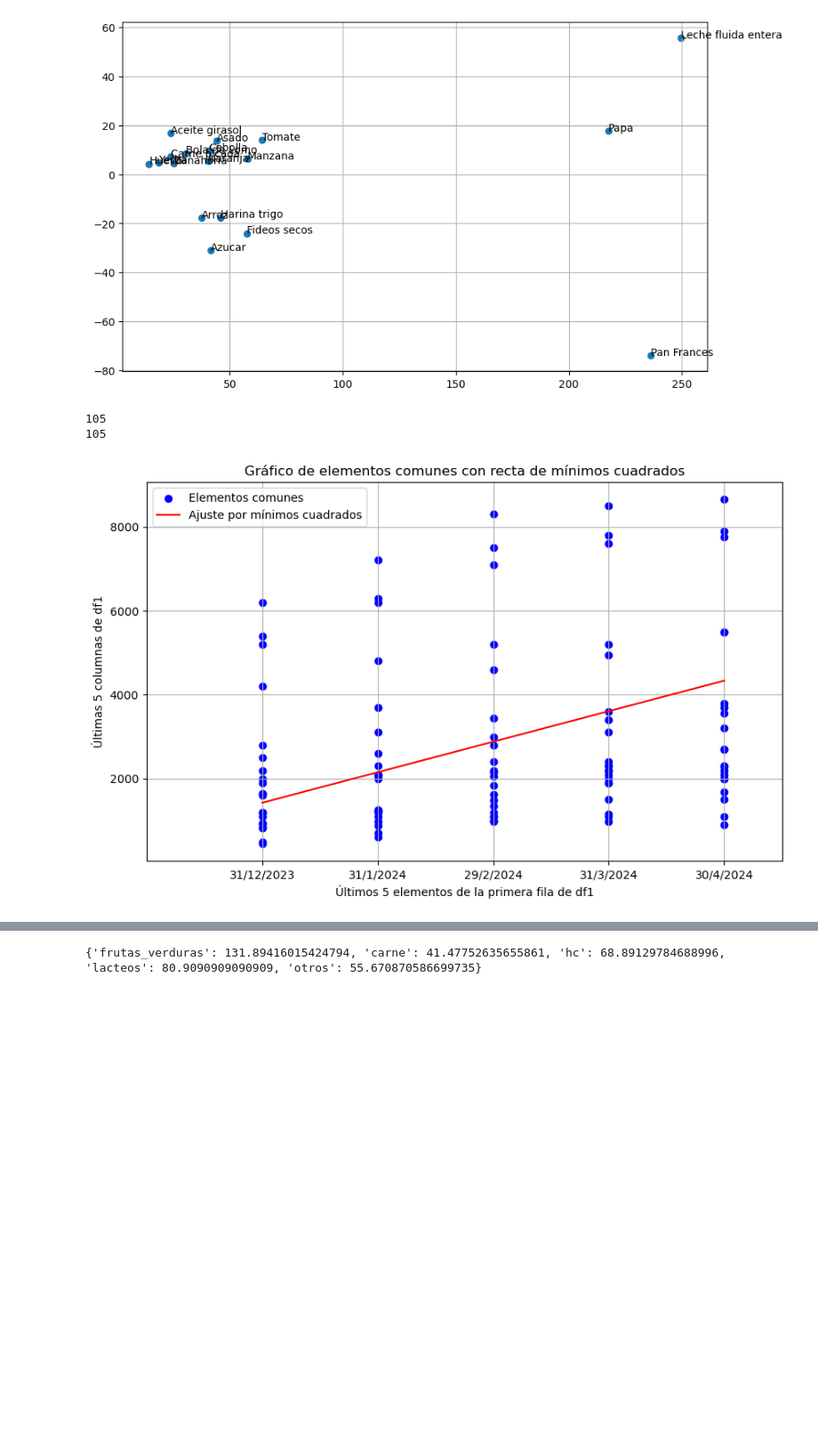
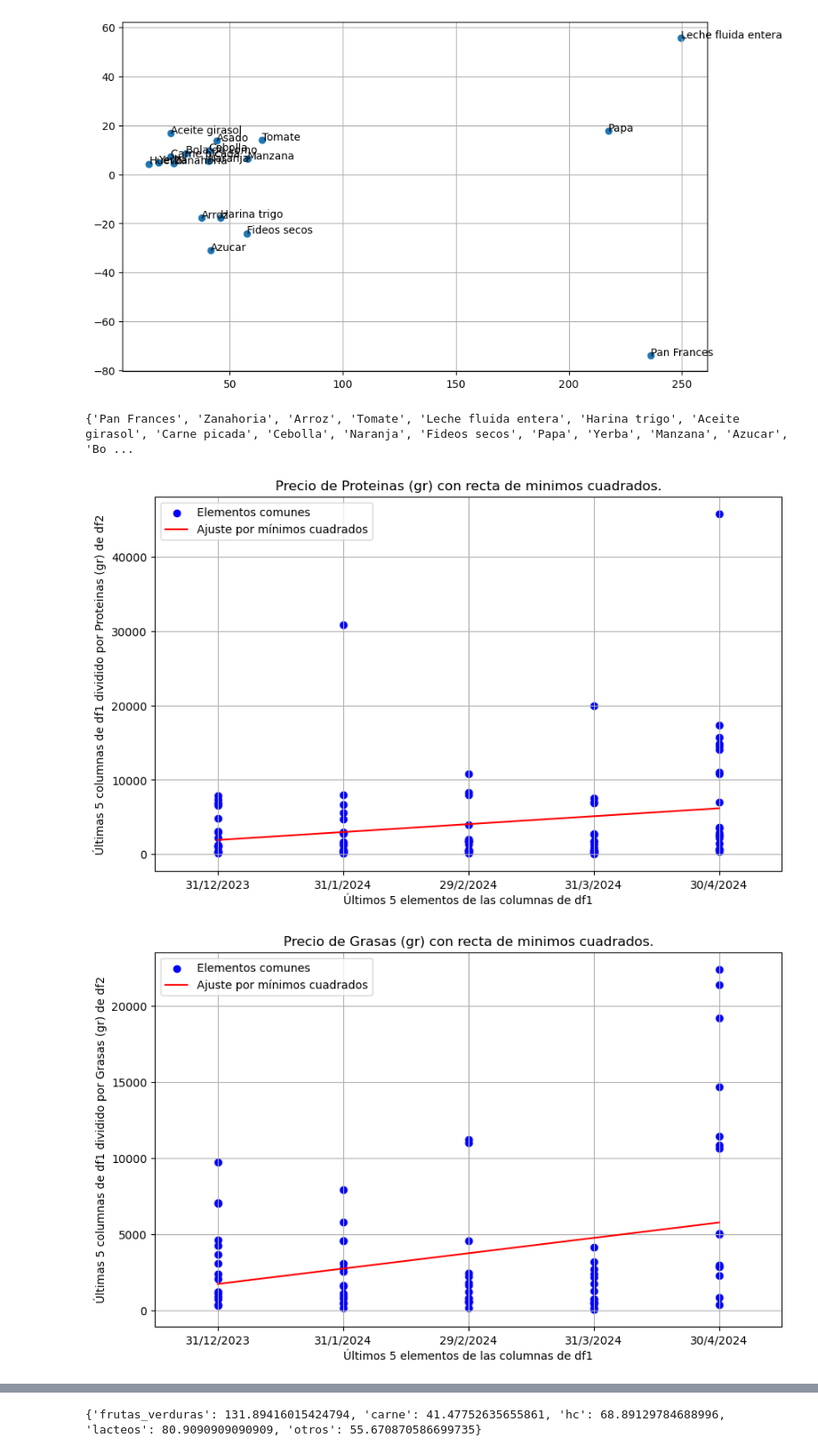
Before and after one commit to manuelgutman/ptalc2, a Jupyter notebook: funciones.ipynb, the cells around one changed output, grey strips where cells are left out. Shown at 89% size. Drawn from its saved outputs; the diff is of its cells as text; code cells hidden in the pictures; blank space fills up the shorter version.

```diff
--- a/funciones.ipynb
+++ b/funciones.ipynb
@@ -186,50 +186,85 @@ tabla_consumidores_libres.iloc[:, 0] = tabla_consumidores_libres.iloc[:, 0].repl
 tabla_consumidores_libres.iloc[:, 0] = tabla_consumidores_libres.iloc[:, 0].replace({'CARNE PICADA COMUN': 'Carne picada'})
 
 alimentos_comunes = set(tabla_nutricional['Alimento']).intersection(set(tabla_consumidores_libres['PRODUCTOS']))
+print (alimentos_comunes)
+# %% [output]
+{'Pan Frances', 'Zanahoria', 'Arroz', 'Tomate', 'Leche fluida entera', 'Harina trigo', 'Aceite girasol', 'Carne picada', 'Cebolla', 'Naranja', 'Fideos secos', 'Papa', 'Yerba', 'Manzana', 'Azucar', 'Bo ...
 # %%
-def plot_common_elements_with_fit(df1, df2):
+def plot_common_elements_with_fit(df1, df2, column_to_divide):
+
     # Identificar elementos comunes
     common_elements = alimentos_comunes
 
+    if len(common_elements) == 0:
+        print("No hay elementos comunes entre los DataFrames.")
+        return
 
-    # Seleccionar los últimos 5 elementos de la primera fila del primer DataFrame para el eje X
+    # Seleccionar los últimos 5 elementos de las columnas del primer DataFrame para el eje X
     x = np.tile(df1.columns[-5:], df1.shape[0])
 
     # Seleccionar los valores correspondientes de las últimas 5 columnas del primer DataFrame para el eje Y
     y = df1.iloc[:, -5:].values.flatten()
 
-    print (len(x))
-    print (len(y))
+    # Dividir los valores de Y por los valores correspondientes de la columna especificada del segundo DataFrame
+    divisor = np.tile(df2[column_to_divide].values[:df1.shape[0]], 5)
+#    divisor = divisor * np.tile(df2['Cantidad (gr/ml)'].values[:df1.shape[0]], 5)
 
 
-    # Crear el gráfico de dispersión
-    plt.figure(figsize=(10, 6))
-    plt.scatter(x, y, color='blue', label='Elementos comunes')
+    # Identificar los índices donde el divisor es cero
+    non_zero_indices = divisor > 0.1
+
+    # Filtrar los valores de y y x_numeric donde divisor no es cero
+    y = y[non_zero_indices]
+    x = x[non_zero_indices]
+    divisor = divisor[non_zero_indices]
+
+
+    # Realizar la división solo en los índices no cero
+    y = y / divisor
 
     # Convertir x a valores numéricos para el ajuste
     x_unique = df1.columns[-5:]
     x_numeric = np.array([i for i, col in enumerate(x_unique) for _ in range(df1.shape[0])])
+    x_numeric = x_numeric[non_zero_indices]
+
+    # Normalizar x_numeric y y
+    x_numeric_normalized = (x_numeric - np.mean(x_numeric)) / np.std(x_numeric)
+    y_normalized = (y - np.mean(y)) / np.std(y)
+
+    # Crear el gráfico de dispersión
+    plt.figure(figsize=(10, 6))
+    plt.scatter(x_numeric, y, color='blue', label='Elementos comunes')
 
     # Calcular la recta por mínimos cuadrados
-    A = np.vstack([x_numeric, np.ones(len(x_numeric))]).T
-    m, c = np.linalg.lstsq(A, y, rcond=None)[0]
+    A = np.vstack([x_numeric_normalized, np.ones(len(x_numeric_normalized))]).T
+    m, c = np.linalg.lstsq(A, y_normalized, rcond=None)[0]
+
+    # Desnormalizar los coeficientes
+    m = m * np.std(y) / np.std(x_numeric)
+    c = c * np.std(y) + np.mean(y) - m * np.mean(x_numeric)
 
     # Añadir la recta de mínimos cuadrados al gráfico
     plt.plot(x_numeric, m * x_numeric + c, 'r', label='Ajuste por mínimos cuadrados')
 
     # Añadir etiquetas y leyenda
-    plt.xlabel('Últimos 5 elementos de la primera fila de df1')
-    plt.ylabel('Últimas 5 columnas de df1')
-    plt.title('Gráfico de elementos comunes con recta de mínimos cuadrados')
+    plt.xlabel('Últimos 5 elementos de las columnas de df1')
+    plt.ylabel(f'Últimas 5 columnas de df1 dividido por {column_to_divide} de df2')
+    plt.title(f'Precio de {column_to_divide} con recta de minimos cuadrados.')
+    plt.xticks(ticks=np.arange(len(x_unique)), labels=x_unique)
     plt.legend()
     plt.grid(True)
-    plt.xlim(-1, len(df1.columns[-5:]) - 1 + 0.5)
+
+    # Ajustar los límites del eje X
+    plt.xlim(-0.5, len(x_unique) - 0.5)  # Aumentar un poco el límite derecho
+
     plt.show()
 
 
+plot_common_elements_with_fit(tabla_consumidores_libres, tabla_nutricional, 'Proteinas (gr)')
 
-plot_common_elements_with_fit(tabla_consumidores_libres, tabla_nutricional)
+plot_common_elements_with_fit(tabla_consumidores_libres, tabla_nutricional, 'Grasas (gr)')
+
+plot_common_elements_with_fit(tabla_consumidores_libres, tabla_nutricional, 'HC (gr)')
 # %% [output]
-105
-105
-[figure, old version]
+[figure, new version]
+[figure, added]
```
Also changed, not shown: parts of 2 cells of this notebook.
